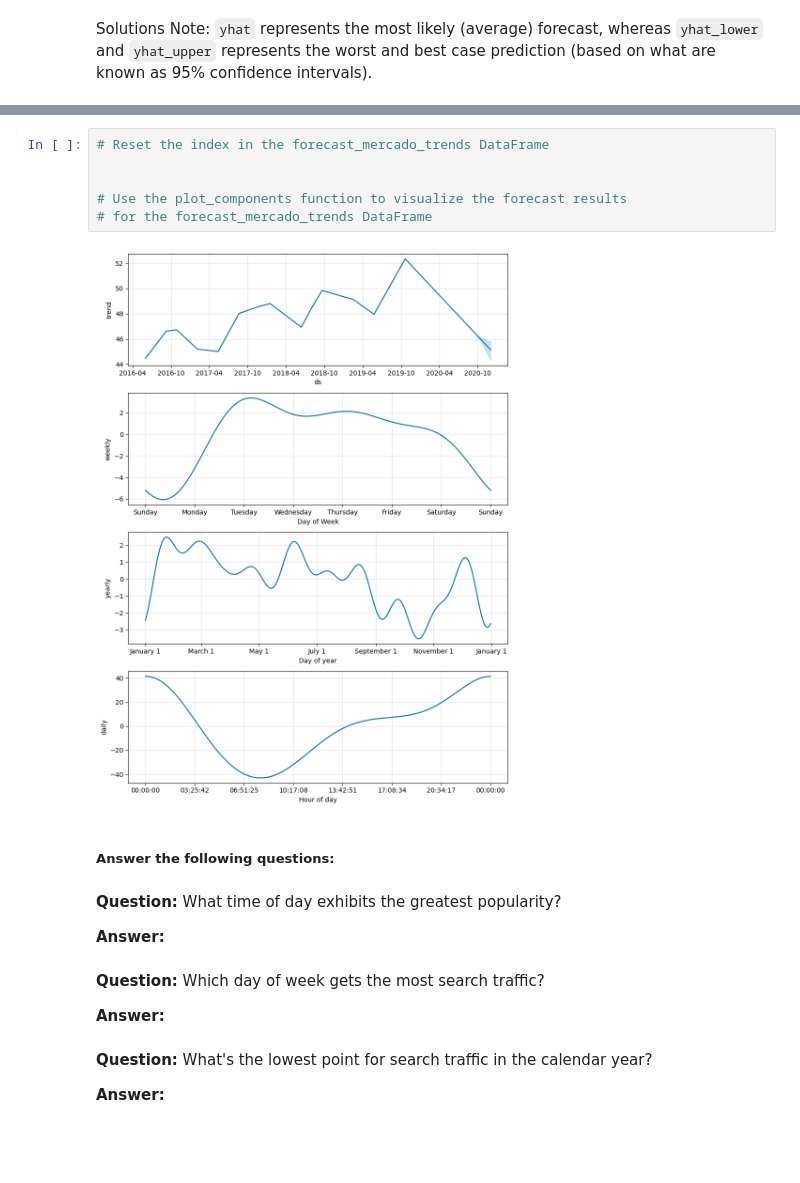
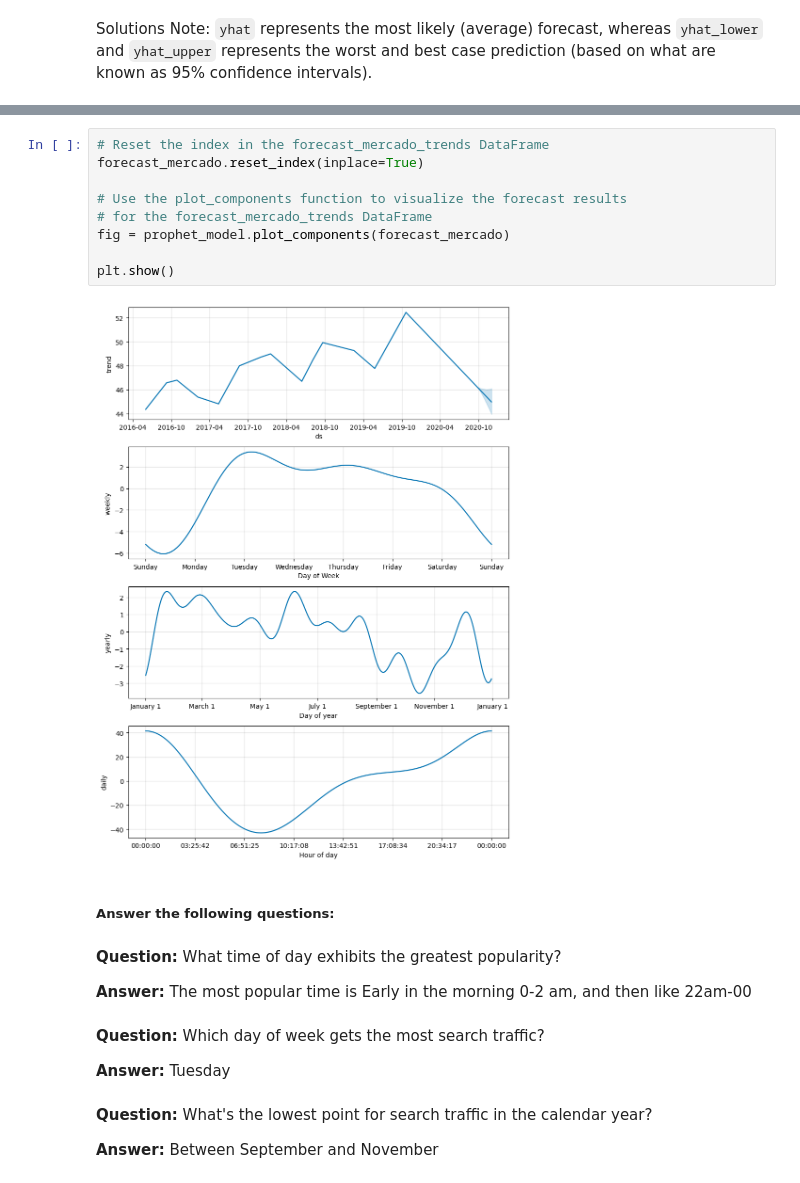
Before and after one commit to mr-cworld/prophet-challenge, a Jupyter notebook: forecasting_net_prophet.ipynb, the cells around one changed output, grey strips where cells are left out. Drawn from its saved outputs; the diff is of its cells as text; blank space fills up the shorter version.

Commit message:
completed, couldnt figure out how to make that yhat graph to look identical, close but could not figure it out

```diff
--- a/forecasting_net_prophet.ipynb
+++ b/forecasting_net_prophet.ipynb
@@ -531,23 +555,26 @@ Solutions Note: `yhat` represents the most likely (average) forecast, whereas `y
 [figure]
 # %%
 # Reset the index in the forecast_mercado_trends DataFrame
-
+forecast_mercado.reset_index(inplace=True)
 
 # Use the plot_components function to visualize the forecast results
 # for the forecast_mercado_trends DataFrame
+fig = prophet_model.plot_components(forecast_mercado)
+
+plt.show()
 # %% [output]
-[figure, old version]
+[figure, new version]
 # %% [markdown]
 ##### Answer the following questions:
 # %% [markdown]
 **Question:** What time of day exhibits the greatest popularity?
 
-**Answer:**
+**Answer:** The most popular time is Early in the morning 0-2 am, and then like 22am-00
 # %% [markdown]
 **Question:** Which day of week gets the most search traffic?
 
-**Answer:**
+**Answer:** Tuesday
 # %% [markdown]
 **Question:** What's the lowest point for search traffic in the calendar year?
 
-**Answer:**
+**Answer:** Between September and November
```
Also changed, not shown: parts of 5 cells of this notebook.
